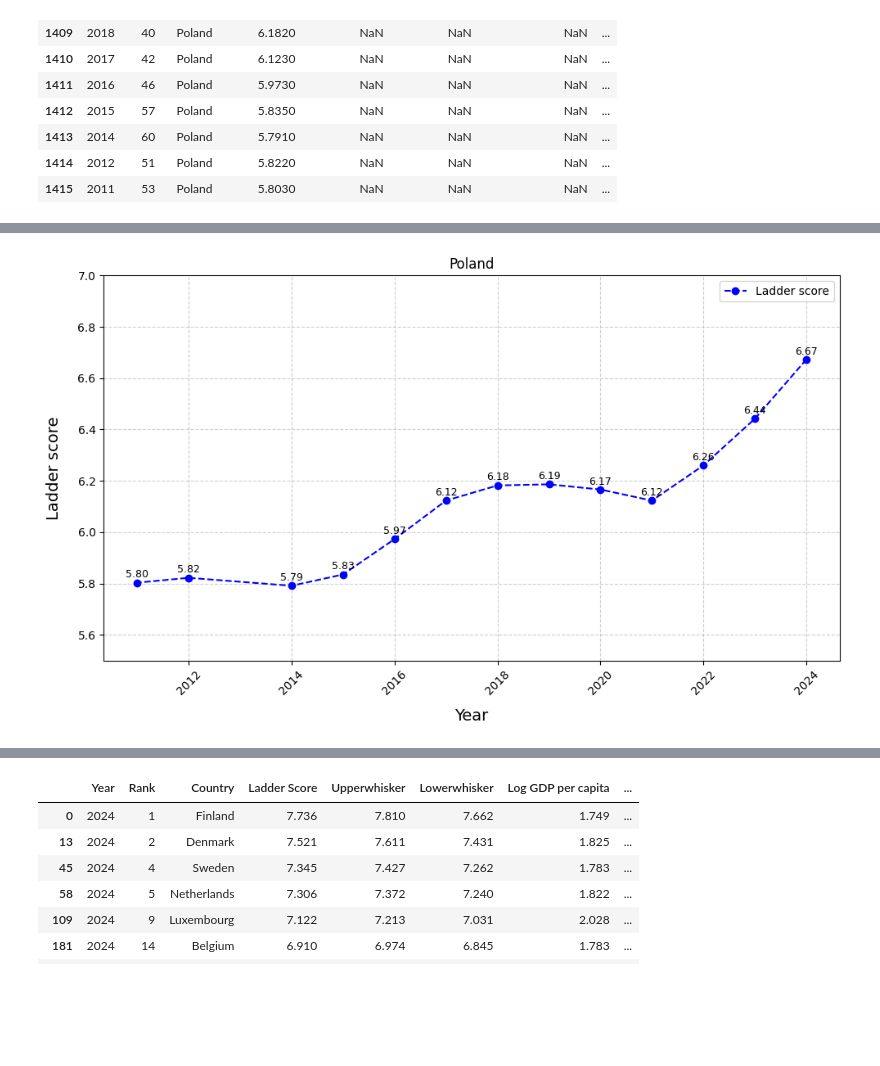
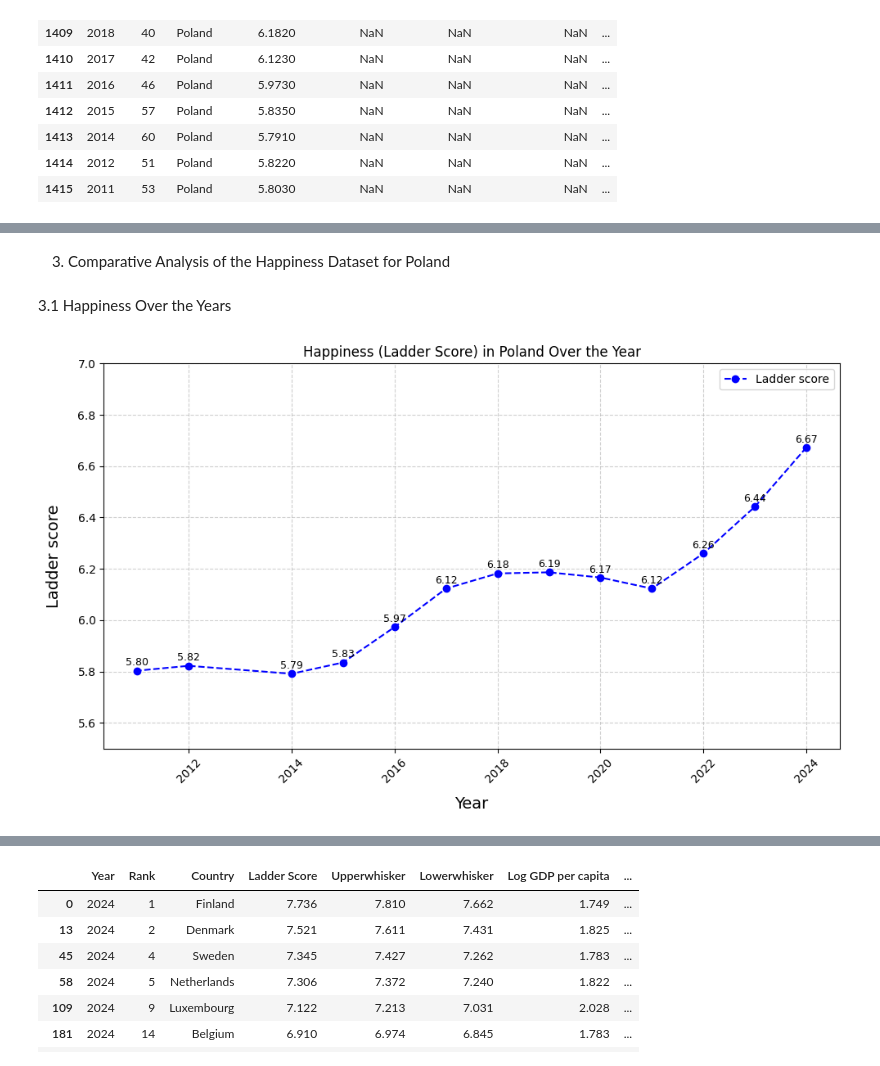
Before and after one commit to matcze/world_happiness, a Jupyter notebook: poland_happiness.ipynb, the cells around one changed output, grey strips where cells are left out. Drawn from its saved outputs; the diff is of its cells as text; code cells hidden in the pictures; blank space fills up the shorter version.

```diff
--- a/poland_happiness.ipynb
+++ b/poland_happiness.ipynb
@@ -44,19 +82,26 @@ dataset_poland
+# %% [markdown]
+3. Comparative Analysis of the Happiness Dataset for Poland
 # %%
 years = dataset_poland["Year"]
 ladder_score = dataset_poland["Ladder Score"]
+# %% [markdown]
+3.1 Happiness Over the Years
 # %%
 plt.figure(figsize=(10, 6))
 for x, y in zip(years, ladder_score):
     plt.text(x, y + 0.02, f"{y:.2f}", ha='center', fontsize=9)
 plt.plot(years, ladder_score, label="Ladder score", color='blue', marker='o', linestyle='--')
-plt.grid(True, linestyle='--', alpha=0.6)
+
 plt.xlabel("Year", fontsize=14, labelpad=10)
-plt.title("Poland")
+plt.xticks(rotation=45)
 plt.ylim(5.5, 7)
 plt.ylabel("Ladder score", fontsize=14, labelpad=14)
+plt.title("Happiness (Ladder Score) in Poland Over the Year")
+
+plt.grid(True, linestyle='--', alpha=0.6)
 plt.legend()
-plt.xticks(rotation=45)
+
 plt.tight_layout()
 plt.show()
 # %% [output]
-[figure, old version]
+[figure, new version]
```
Also changed, not shown: parts of 17 cells of this notebook.
